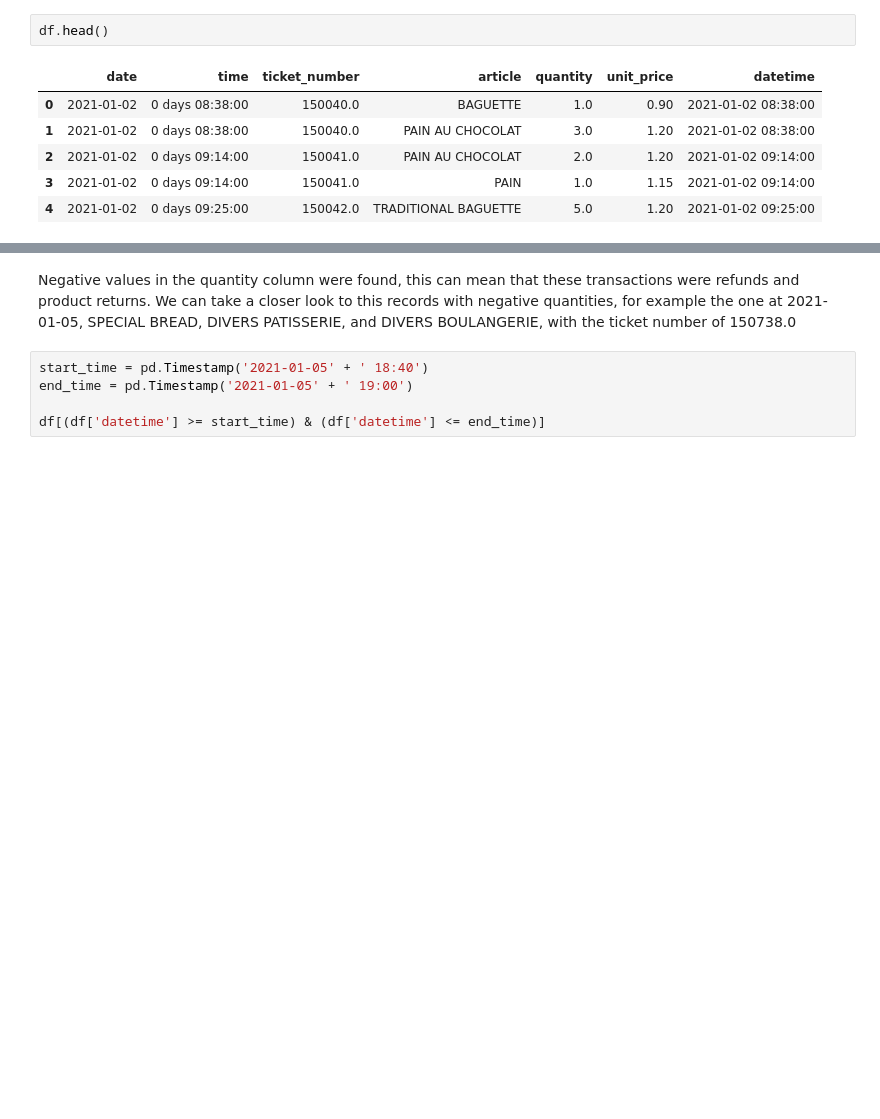
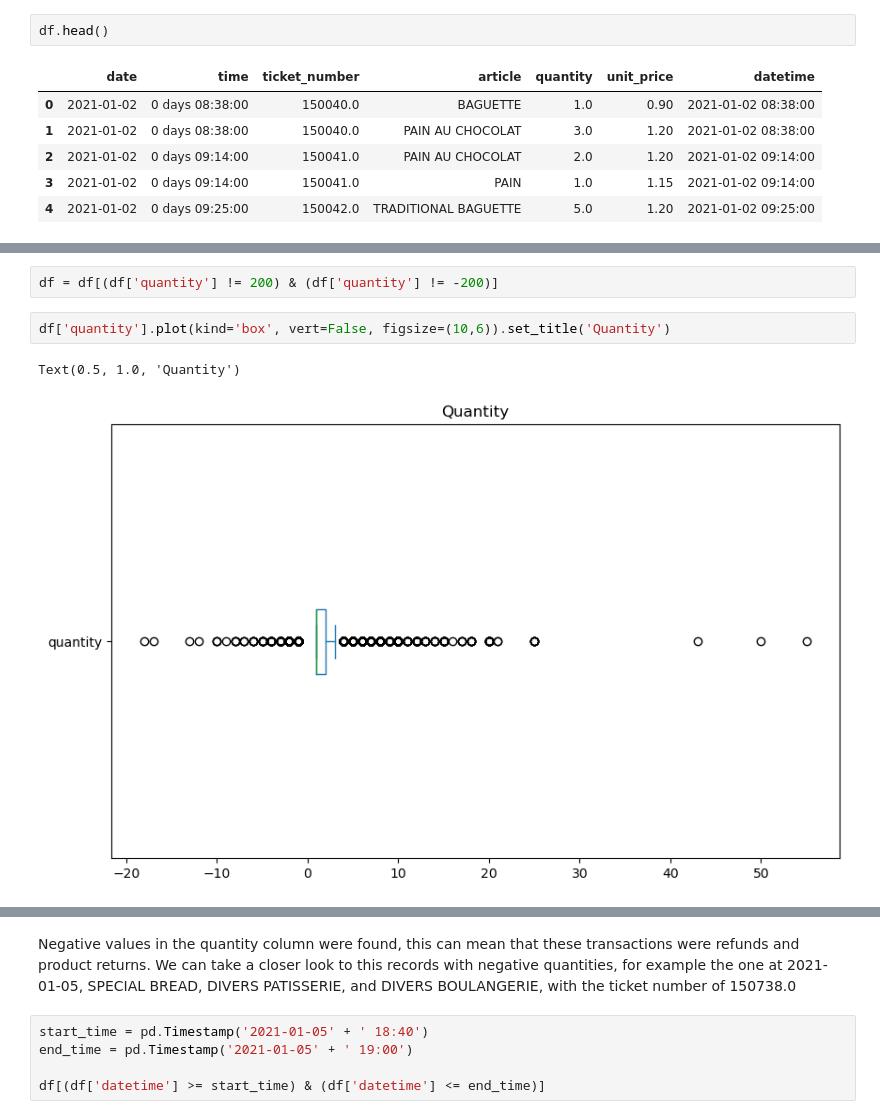
Before and after one commit to fedemaximovicz/BakerySales, a Jupyter notebook: bakery_sales.ipynb, the cells around one changed output, grey strips where cells are left out. Drawn from its saved outputs; the diff is of its cells as text; blank space fills up the shorter version.

```diff
--- a/bakery_sales.ipynb
+++ b/bakery_sales.ipynb
@@ -181,0 +210,7 @@ df.describe()
+# %%
+df = df[(df['quantity'] != 200) & (df['quantity'] != -200)]
+# %%
+df['quantity'].plot(kind='box', vert=False, figsize=(10,6)).set_title('Quantity')
+# %% [output]
+Text(0.5, 1.0, 'Quantity')
+[figure, added]
```
Also changed, not shown: parts of 53 cells of this notebook.
